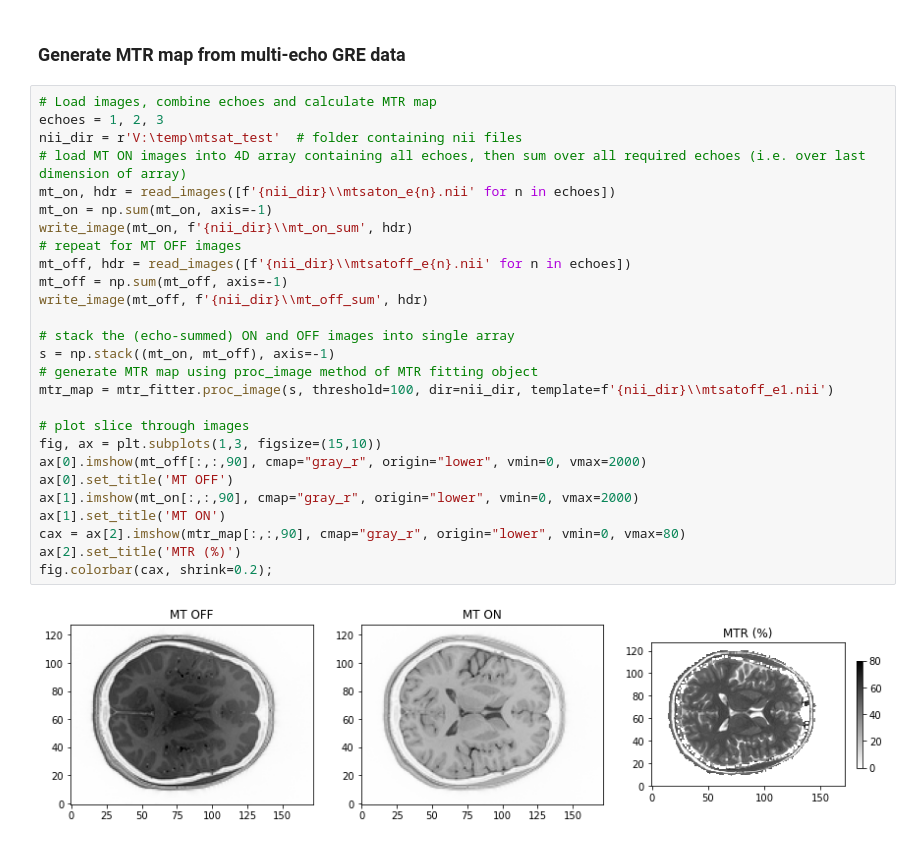
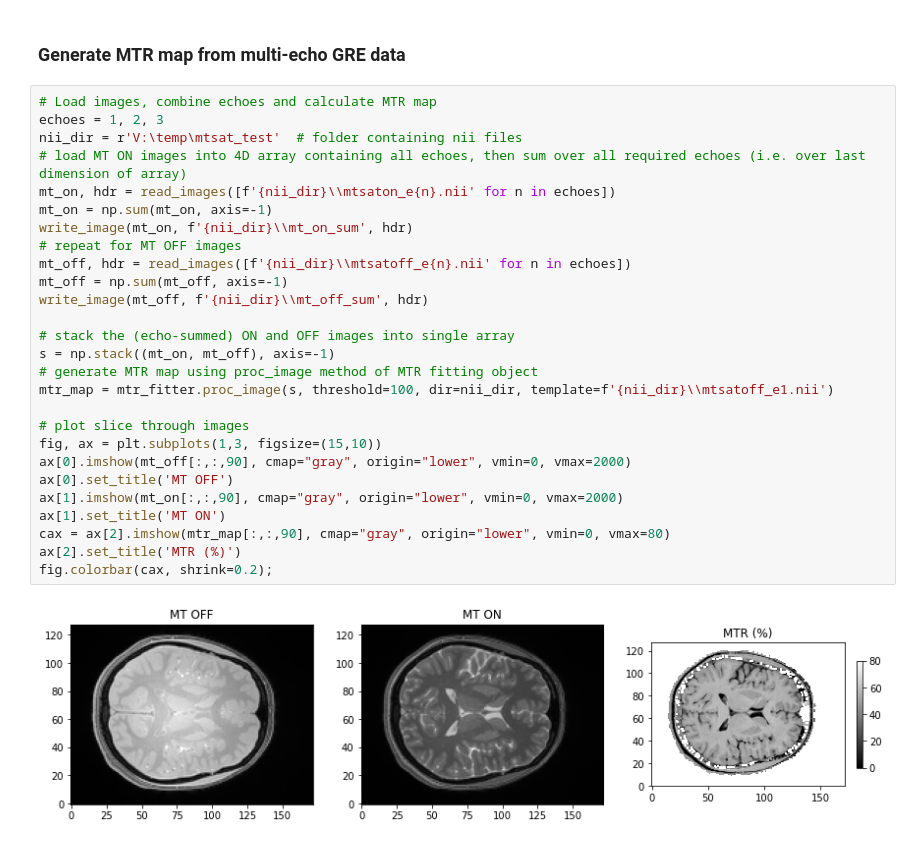
Before and after one commit to mjt320/SEPAL, a Jupyter notebook: demo/demo_mt.ipynb, the cells around one changed output. Drawn from its saved outputs; the diff is of its cells as text.

```diff
--- a/demo/demo_mt.ipynb
+++ b/demo/demo_mt.ipynb
@@ -25,32 +25,32 @@ mtr_fitter.proc(s)  # use proc method to calculate MTR value
 # %%
 # Load images, combine echoes and calculate MTR map
 echoes = 1, 2, 3
 nii_dir = r'V:\temp\mtsat_test'  # folder containing nii files
 # load MT ON images into 4D array containing all echoes, then sum over all required echoes (i.e. over last dimension of array)
 mt_on, hdr = read_images([f'{nii_dir}\\mtsaton_e{n}.nii' for n in echoes])
 mt_on = np.sum(mt_on, axis=-1)
 write_image(mt_on, f'{nii_dir}\\mt_on_sum', hdr)
 # repeat for MT OFF images
 mt_off, hdr = read_images([f'{nii_dir}\\mtsatoff_e{n}.nii' for n in echoes])
 mt_off = np.sum(mt_off, axis=-1)
 write_image(mt_off, f'{nii_dir}\\mt_off_sum', hdr)
 
 # stack the (echo-summed) ON and OFF images into single array
 s = np.stack((mt_on, mt_off), axis=-1)
 # generate MTR map using proc_image method of MTR fitting object
 mtr_map = mtr_fitter.proc_image(s, threshold=100, dir=nii_dir, template=f'{nii_dir}\\mtsatoff_e1.nii')
 
 # plot slice through images
 fig, ax = plt.subplots(1,3, figsize=(15,10))
-ax[0].imshow(mt_off[:,:,90], cmap="gray_r", origin="lower", vmin=0, vmax=2000)
+ax[0].imshow(mt_off[:,:,90], cmap="gray", origin="lower", vmin=0, vmax=2000)
 ax[0].set_title('MT OFF')
-ax[1].imshow(mt_on[:,:,90], cmap="gray_r", origin="lower", vmin=0, vmax=2000)
+ax[1].imshow(mt_on[:,:,90], cmap="gray", origin="lower", vmin=0, vmax=2000)
 ax[1].set_title('MT ON')
-cax = ax[2].imshow(mtr_map[:,:,90], cmap="gray_r", origin="lower", vmin=0, vmax=80)
+cax = ax[2].imshow(mtr_map[:,:,90], cmap="gray", origin="lower", vmin=0, vmax=80)
 ax[2].set_title('MTR (%)')
 fig.colorbar(cax, shrink=0.2);
 # %% [output]
-[figure, old version]
+[figure, new version]
 # %%
 # load and sum T1w images
 t1w, hdr = read_images([f'{nii_dir}\\mtsatt1w_e{n}.nii' for n in echoes])
```
Also changed, not shown: parts of 1 cell of this notebook.
